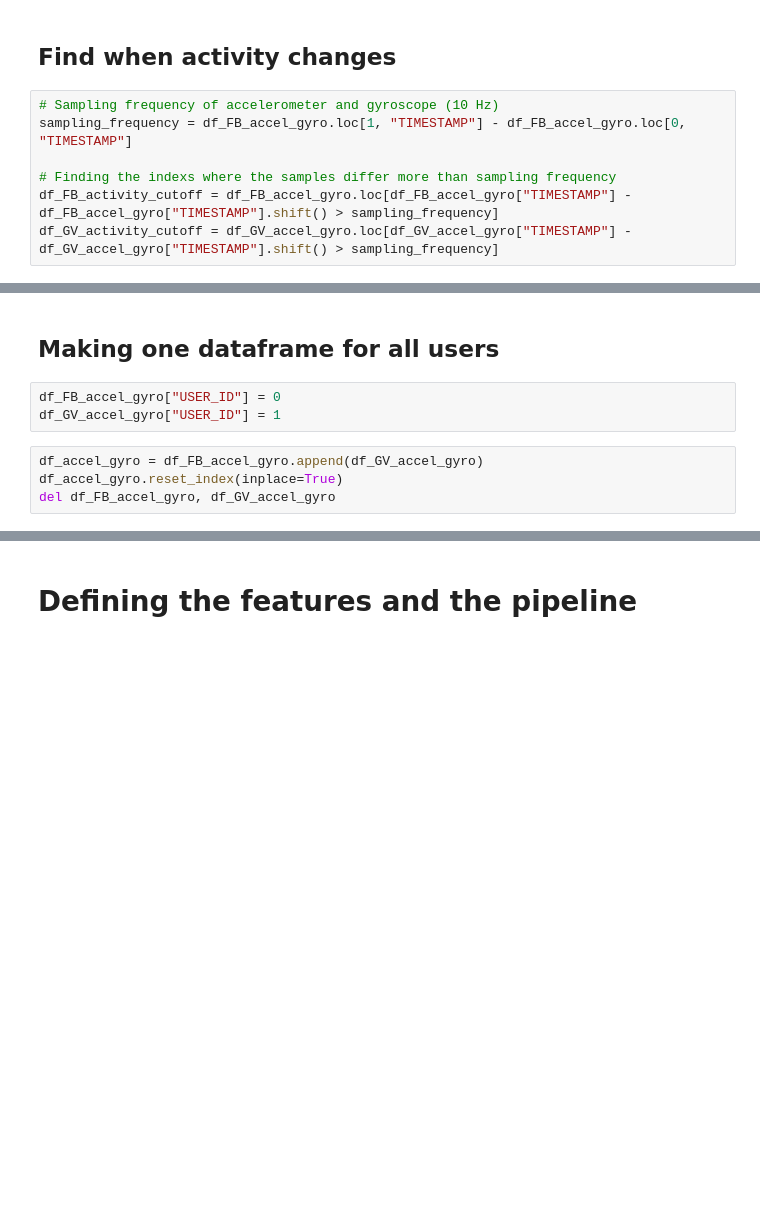
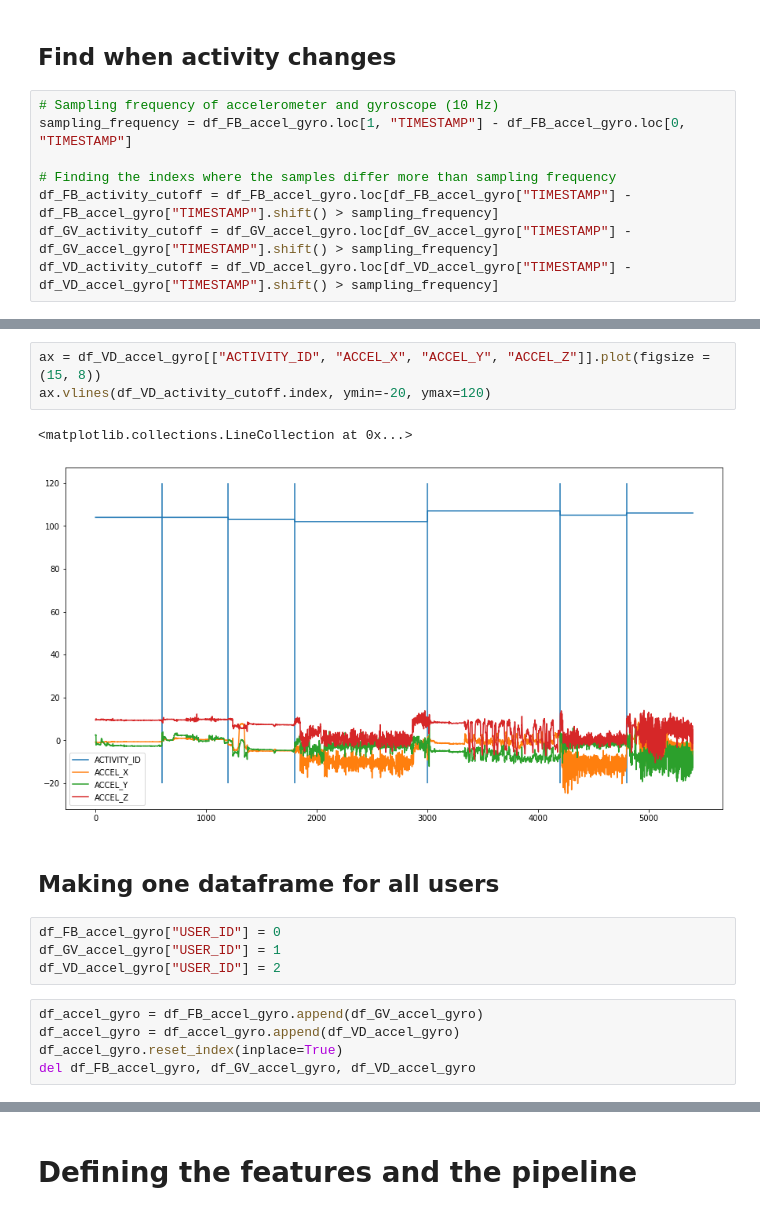
Before and after one commit to giorgosVardakas/Positional-Signal-Processing, a Jupyter notebook: Code with many persons data.ipynb, the cells around one changed output, grey strips where cells are left out. Drawn from its saved outputs; the diff is of its cells as text; blank space fills up the shorter version.

```diff
--- a/Code with many persons data.ipynb
+++ b/Code with many persons data.ipynb
@@ -42,3 +45,4 @@ sampling_frequency = df_FB_accel_gyro.loc[1, "TIMESTAMP"] - df_FB_accel_gyro.loc
 # Finding the indexs where the samples differ more than sampling frequency
 df_FB_activity_cutoff = df_FB_accel_gyro.loc[df_FB_accel_gyro["TIMESTAMP"] - df_FB_accel_gyro["TIMESTAMP"].shift() > sampling_frequency]
 df_GV_activity_cutoff = df_GV_accel_gyro.loc[df_GV_accel_gyro["TIMESTAMP"] - df_GV_accel_gyro["TIMESTAMP"].shift() > sampling_frequency]
+df_VD_activity_cutoff = df_VD_accel_gyro.loc[df_VD_accel_gyro["TIMESTAMP"] - df_VD_accel_gyro["TIMESTAMP"].shift() > sampling_frequency]
@@ -84,12 +92,20 @@ ax.vlines(df_FB_activity_cutoff.index, ymin=-20, ymax=120)
+# %%
+ax = df_VD_accel_gyro[["ACTIVITY_ID", "ACCEL_X", "ACCEL_Y", "ACCEL_Z"]].plot(figsize = (15, 8))
+ax.vlines(df_VD_activity_cutoff.index, ymin=-20, ymax=120)
+# %% [output]
+<matplotlib.collections.LineCollection at 0x...>
+[figure, added]
 # %% [markdown]
 ## Making one dataframe for all users
 # %%
 df_FB_accel_gyro["USER_ID"] = 0
 df_GV_accel_gyro["USER_ID"] = 1
+df_VD_accel_gyro["USER_ID"] = 2
 # %%
 df_accel_gyro = df_FB_accel_gyro.append(df_GV_accel_gyro)
+df_accel_gyro = df_accel_gyro.append(df_VD_accel_gyro)
 df_accel_gyro.reset_index(inplace=True)
-del df_FB_accel_gyro, df_GV_accel_gyro
+del df_FB_accel_gyro, df_GV_accel_gyro, df_VD_accel_gyro
 # %%
 sampling_frequency = df_accel_gyro.loc[1, "TIMESTAMP"] - df_accel_gyro.loc[0, "TIMESTAMP"]
 # Finding the indexs where the samples differ more than sampling frequency
```
Also changed, not shown: parts of 13 cells of this notebook, 8 other files.
